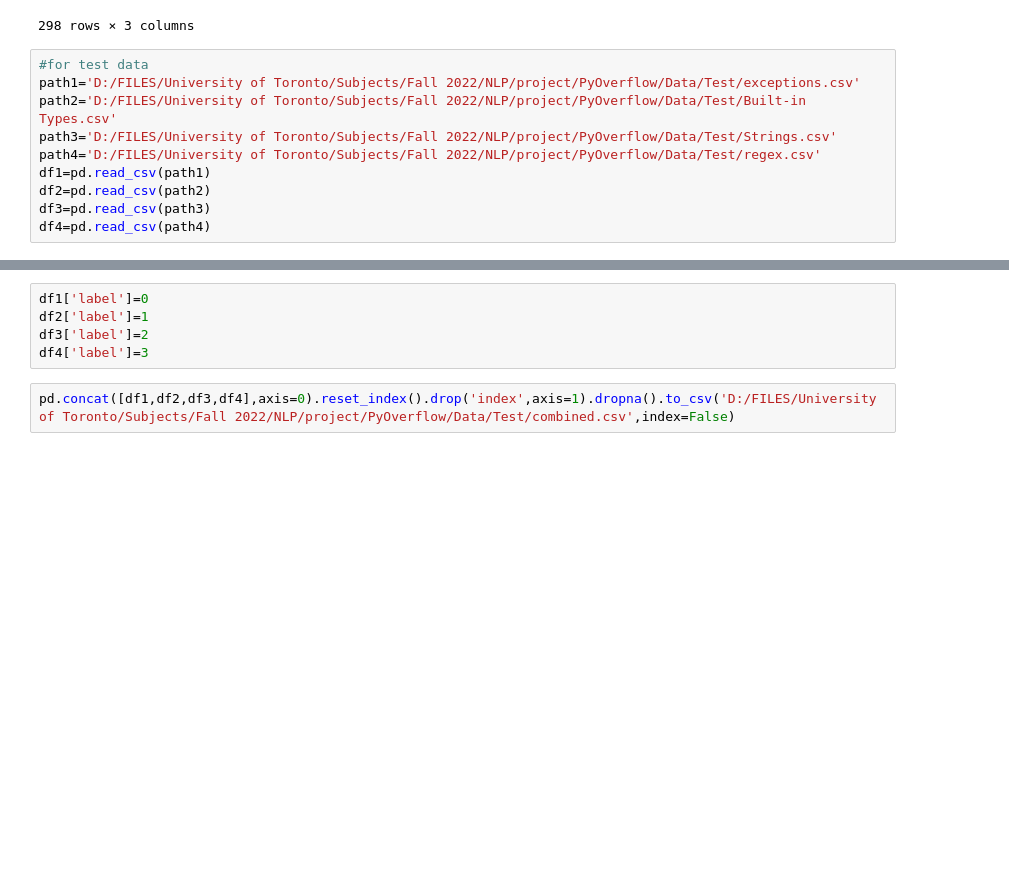
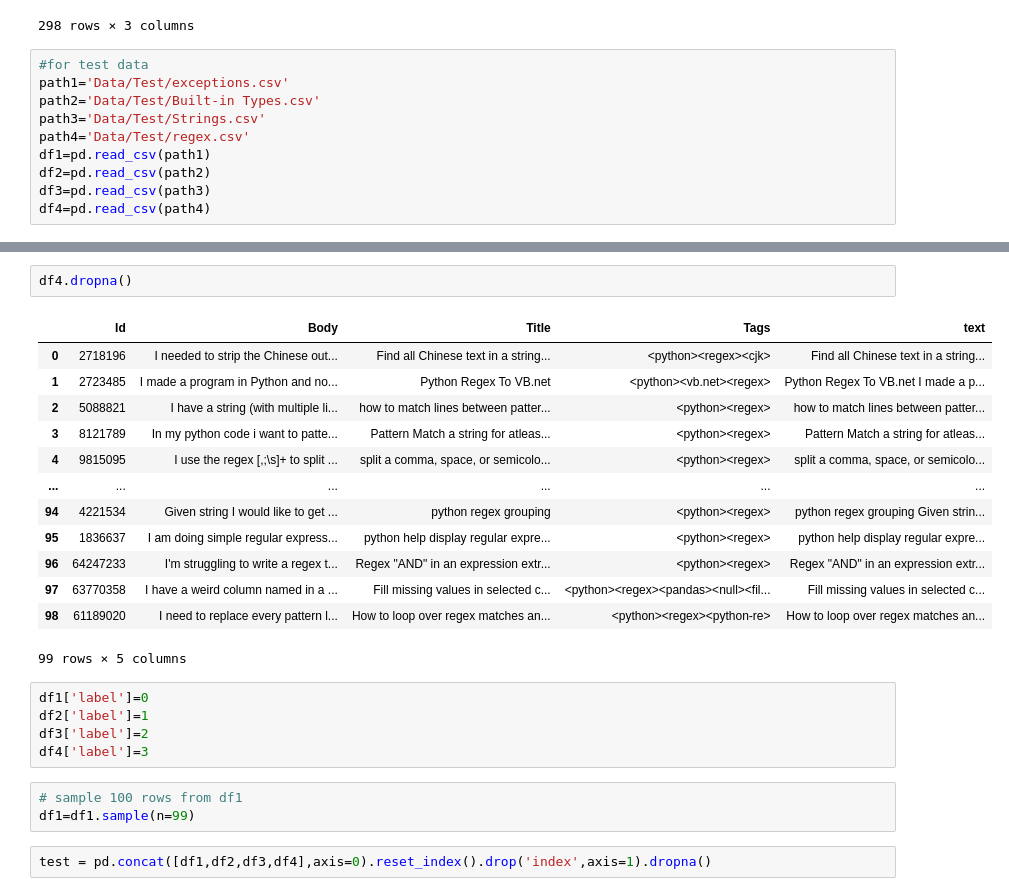
Before and after one commit to ece1786-2022/PyOverflow, a Jupyter notebook: data_combiner.ipynb, the cells around one changed output, grey strips where cells are left out. Drawn from its saved outputs; the diff is of its cells as text; blank space fills up the shorter version.

```diff
--- a/data_combiner.ipynb
+++ b/data_combiner.ipynb
@@ -58,10 +100,10 @@ df.dropna()
 298 rows × 3 columns
 # %%
 #for test data
-path1='D:/FILES/University of Toronto/Subjects/Fall 2022/NLP/project/PyOverflow/Data/Test/exceptions.csv'
-path2='D:/FILES/University of Toronto/Subjects/Fall 2022/NLP/project/PyOverflow/Data/Test/Built-in Types.csv'
-path3='D:/FILES/University of Toronto/Subjects/Fall 2022/NLP/project/PyOverflow/Data/Test/Strings.csv'
-path4='D:/FILES/University of Toronto/Subjects/Fall 2022/NLP/project/PyOverflow/Data/Test/regex.csv'
+path1='Data/Test/exceptions.csv'
+path2='Data/Test/Built-in Types.csv'
+path3='Data/Test/Strings.csv'
+path4='Data/Test/regex.csv'
 df1=pd.read_csv(path1)
 df2=pd.read_csv(path2)
 df3=pd.read_csv(path3)
@@ -85,7 +111,26 @@ df1
+# %%
+df4.dropna()
+# %% [output]
+|  | Id | Body | Title | Tags | text |
+| 0 | 2718196 | I needed to strip the Chinese out... | Find all Chinese text in a string... | <python><regex><cjk> | Find all Chinese text in a string... |
+| 1 | 2723485 | I made a program in Python and no... | Python Regex To VB.net | <python><vb.net><regex> | Python Regex To VB.net I made a p... |
+| 2 | 5088821 | I have a string (with multiple li... | how to match lines between patter... | <python><regex> | how to match lines between patter... |
+| 3 | 8121789 | In my python code i want to patte... | Pattern Match a string for atleas... | <python><regex> | Pattern Match a string for atleas... |
+| 4 | 9815095 | I use the regex [,;\s]+ to split ... | split a comma, space, or semicolo... | <python><regex> | split a comma, space, or semicolo... |
+| ... | ... | ... | ... | ... | ... |
+| 94 | 4221534 | Given string I would like to get ... | python regex grouping | <python><regex> | python regex grouping Given strin... |
+| 95 | 1836637 | I am doing simple regular express... | python help display regular expre... | <python><regex> | python help display regular expre... |
+| 96 | 64247233 | I'm struggling to write a regex t... | Regex "AND" in an expression extr... | <python><regex> | Regex "AND" in an expression extr... |
+| 97 | 63770358 | I have a weird column named in a ... | Fill missing values in selected c... | <python><regex><pandas><null><fil... | Fill missing values in selected c... |
+| 98 | 61189020 | I need to replace every pattern l... | How to loop over regex matches an... | <python><regex><python-re> | How to loop over regex matches an... |
+99 rows × 5 columns
 # %%
 df1['label']=0
 df2['label']=1
 df3['label']=2
 df4['label']=3
+# %%
+# sample 100 rows from df1
+df1=df1.sample(n=99)
 # %%
-pd.concat([df1,df2,df3,df4],axis=0).reset_index().drop('index',axis=1).dropna().to_csv('D:/FILES/University of Toronto/Subjects/Fall 2022/NLP/project/PyOverflow/Data/Test/combined.csv',index=False)
+test = pd.concat([df1,df2,df3,df4],axis=0).reset_index().drop('index',axis=1).dropna()
```
Also changed, not shown: parts of 10 cells of this notebook, 2 other files.
